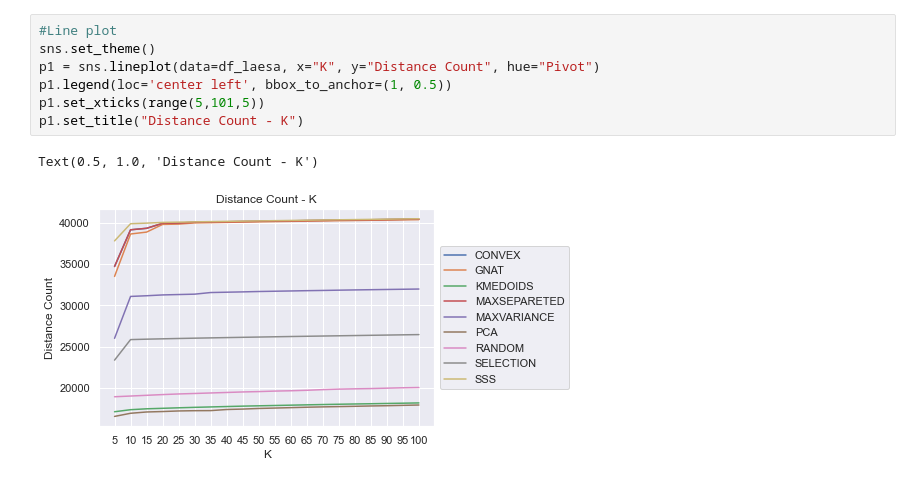
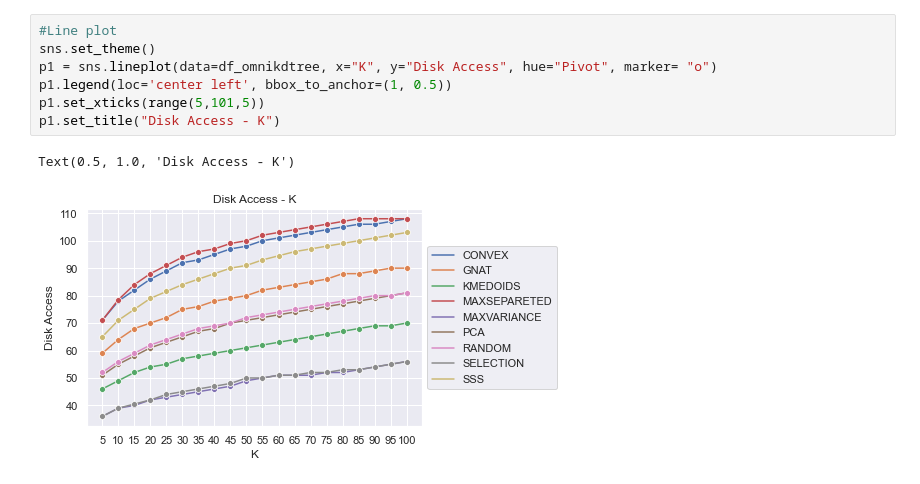
Before and after one commit to JoaoVitorLeite/gervLib, a Jupyter notebook: Project/python/Plot.ipynb, the cells around one changed output. Cells and saved outputs as stored; diff of their text form.

```diff
--- a/Project/python/Plot.ipynb
+++ b/Project/python/Plot.ipynb
@@ -81,10 +83,10 @@ Text(0.5, 1.0, 'Distance Count - K')
-# %%
-#Line plot
-sns.set_theme()
-p1 = sns.lineplot(data=df_laesa, x="K", y="Distance Count", hue="Pivot")
-p1.legend(loc='center left', bbox_to_anchor=(1, 0.5))
-p1.set_xticks(range(5,101,5))
-p1.set_title("Distance Count - K")
-# %% [output]
-Text(0.5, 1.0, 'Distance Count - K')
-[figure, removed]
+# %%
+#Line plot
+sns.set_theme()
+p1 = sns.lineplot(data=df_omnikdtree, x="K", y="Disk Access", hue="Pivot", marker= "o")
+p1.legend(loc='center left', bbox_to_anchor=(1, 0.5))
+p1.set_xticks(range(5,101,5))
+p1.set_title("Disk Access - K")
+# %% [output]
+Text(0.5, 1.0, 'Disk Access - K')
+[figure, added]
```
Also changed, not shown: parts of 5 cells of this notebook, 25 other files.
